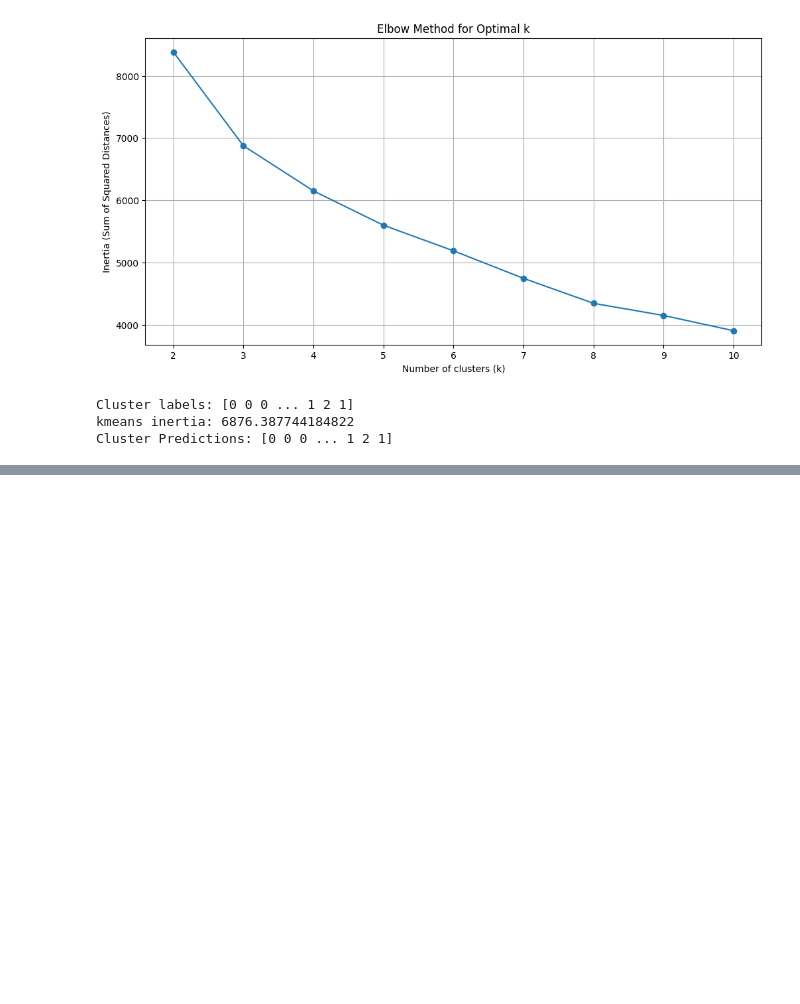
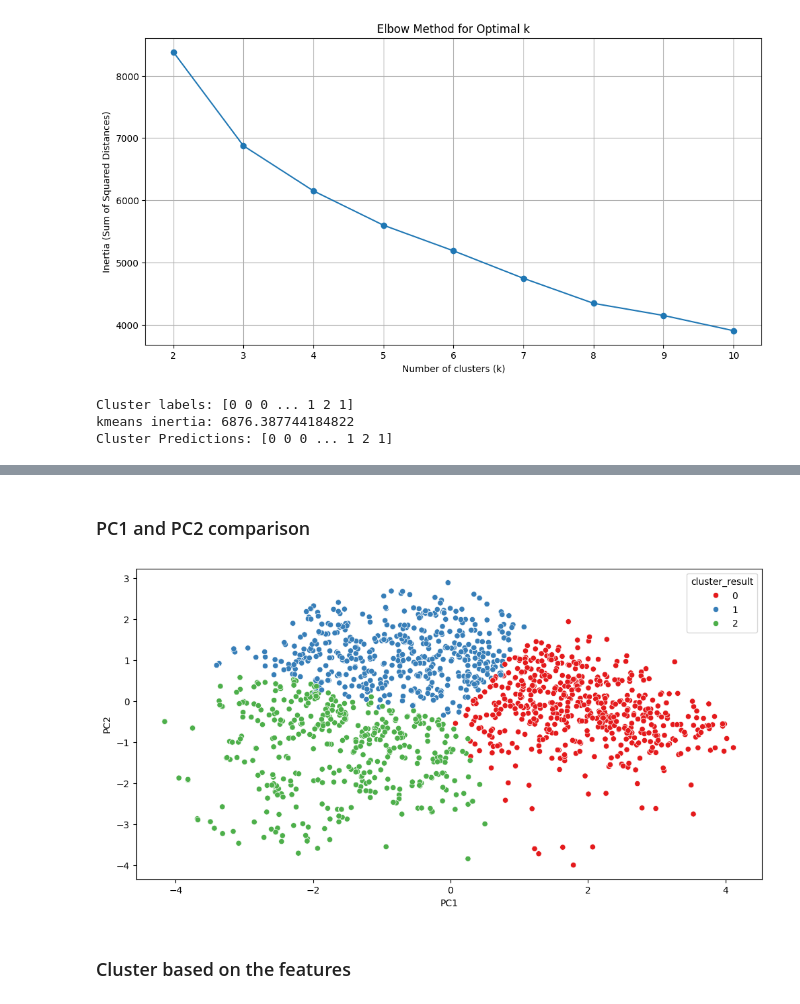
Before and after one commit to ShakyaSangam/spotify-ml-analysis, a Jupyter notebook: spotify.ipynb, the cells around one changed output, grey strips where cells are left out. Cells and saved outputs as stored; diff of their text form; code cells hidden in the pictures; blank space fills up the shorter version.

```diff
--- a/spotify.ipynb
+++ b/spotify.ipynb
@@ -607,0 +627,11 @@ kmeans.cluster_centers_
+# %% [markdown]
+### PC1 and PC2 comparison
+# %%
+plt.figure(figsize=(12, 6))
+sns.scatterplot(x=container[:, 0], y=container[:, 1], hue=df['cluster_result'], palette='Set1')
+plt.xlabel('PC1'); plt.ylabel('PC2')
+plt.show()
+# %% [output]
+[figure, added]
+# %% [markdown]
+### Cluster based on the features
```
Also changed, not shown: parts of 5 cells of this notebook.
